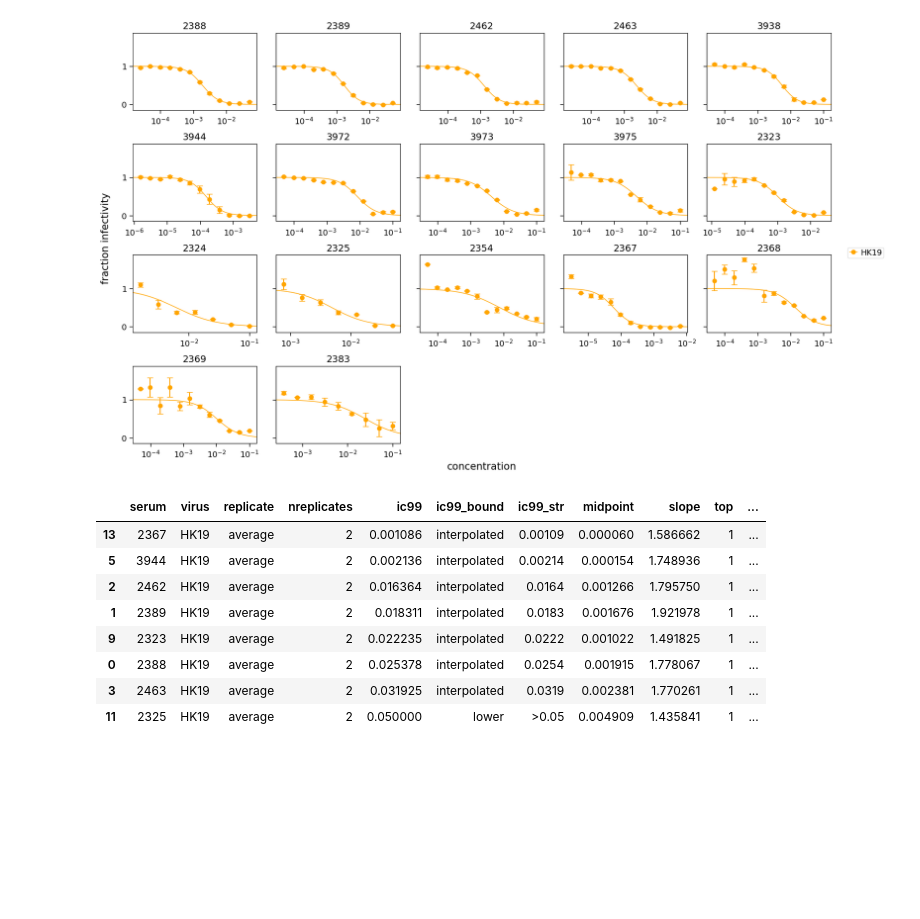
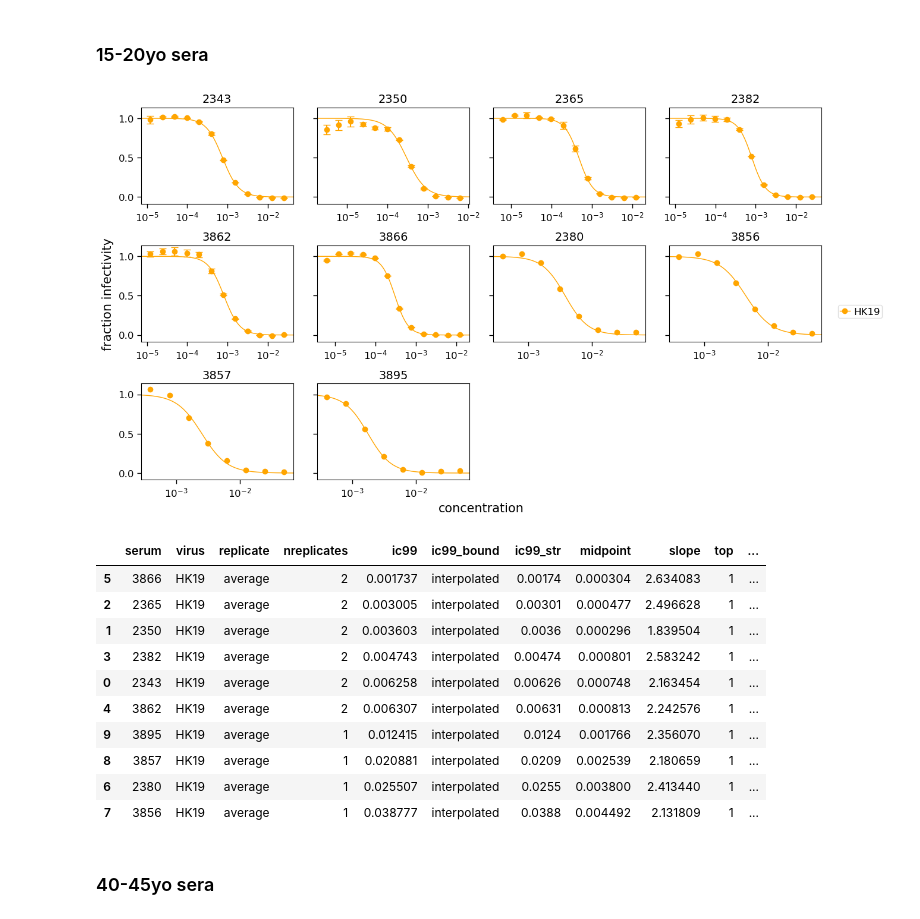
Before and after one commit to sorsinelli/flu_h3_hk19_dms_ic50, a Jupyter notebook: experiments/serum_screening_hk19/age_cohort_sera/finalized_neut_curves.ipynb, the cells around one changed output. Saved outputs shown, nothing was run; the diff lists cells and outputs as text; code cells hidden in the pictures; blank space fills up the shorter version.

Commit message:
final visualization of sera used for DMS

```diff
--- a/experiments/serum_screening_hk19/age_cohort_sera/finalized_neut_curves.ipynb
+++ b/experiments/serum_screening_hk19/age_cohort_sera/finalized_neut_curves.ipynb
@@ -12,36 +65,44 @@ warnings.filterwarnings("ignore")
+# %% [markdown]
+### 15-20yo sera
+# %%
+# Clean run of top 6 candidates
+data_1 = pd.read_csv('neut_data/230307_neuts_tidy.csv')
+
+# Pull last 4 candidates from initial rough screen
+data_2 = pd.read_csv('neut_data/230303_neuts_tidy.csv')
+data_2 = data_2[data_2['serum'].isin([3857, 2380, 3856, 3895])]
+
+# concat to single df
+teen_data_final = pd.concat([data_1, data_2])
 # %%
-neut_data_final_1 = pd.read_csv('neut_data/230212_neuts_tidy.csv')
-neut_data_final_2 = pd.read_csv('neut_data/230214_neuts_tidy.csv')
+# fit with neutcurve package
+teen_fits = neutcurve.CurveFits(teen_data_final)
 
-neut_data_final = pd.concat([neut_data_final_1, neut_data_final_2])
-
-# ignore H6 measurements - MOI issue with these plates
-neut_data_final = neut_data_final.loc[neut_data_final['virus'] != 'H6']
-
-# fit with neutcurve package
-fits = neutcurve.CurveFits(neut_data_final)
-
-fig, axes = fits.plotSera(ncol=5,
+fig, axes = teen_fits.plotSera(ncol=4,
                           virus_to_color_marker={
                               'HK19': ('orange', 'o'),
                           },
                           sharex = False
                          )
 
-bbox = matplotlib.transforms.Bbox([[0, 0], [17.5, 11]])
-plt.savefig('figures/230214_ped-sera-neuts_final.pdf', bbox_inches=bbox)
+bbox = matplotlib.transforms.Bbox([[0, 0], [14, 8]])
+plt.savefig('figures/teen_sera_final.pdf', bbox_inches=bbox)
 # %% [output]
-[figure, old version]
+[figure, new version]
 # %%
-serum_ic99 = fits.fitParams(ics=[99])
-serum_ic99.sort_values('ic99').head(8)
+teen_ic99 = teen_fits.fitParams(ics=[99])
+teen_ic99.sort_values('ic99')
 # %% [output]
 |  | serum | virus | replicate | nreplicates | ic99 | ic99_bound | ic99_str | midpoint | slope | top | ... |
-| 13 | 2367 | HK19 | average | 2 | 0.001086 | interpolated | 0.00109 | 0.000060 | 1.586662 | 1 | ... |
-| 5 | 3944 | HK19 | average | 2 | 0.002136 | interpolated | 0.00214 | 0.000154 | 1.748936 | 1 | ... |
-| 2 | 2462 | HK19 | average | 2 | 0.016364 | interpolated | 0.0164 | 0.001266 | 1.795750 | 1 | ... |
-| 1 | 2389 | HK19 | average | 2 | 0.018311 | interpolated | 0.0183 | 0.001676 | 1.921978 | 1 | ... |
-| 9 | 2323 | HK19 | average | 2 | 0.022235 | interpolated | 0.0222 | 0.001022 | 1.491825 | 1 | ... |
-| 0 | 2388 | HK19 | average | 2 | 0.025378 | interpolated | 0.0254 | 0.001915 | 1.778067 | 1 | ... |
-| 3 | 2463 | HK19 | average | 2 | 0.031925 | interpolated | 0.0319 | 0.002381 | 1.770261 | 1 | ... |
-| 11 | 2325 | HK19 | average | 2 | 0.050000 | lower | >0.05 | 0.004909 | 1.435841 | 1 | ... |
+| 5 | 3866 | HK19 | average | 2 | 0.001737 | interpolated | 0.00174 | 0.000304 | 2.634083 | 1 | ... |
+| 2 | 2365 | HK19 | average | 2 | 0.003005 | interpolated | 0.00301 | 0.000477 | 2.496628 | 1 | ... |
+| 1 | 2350 | HK19 | average | 2 | 0.003603 | interpolated | 0.0036 | 0.000296 | 1.839504 | 1 | ... |
+| 3 | 2382 | HK19 | average | 2 | 0.004743 | interpolated | 0.00474 | 0.000801 | 2.583242 | 1 | ... |
+| 0 | 2343 | HK19 | average | 2 | 0.006258 | interpolated | 0.00626 | 0.000748 | 2.163454 | 1 | ... |
+| 4 | 3862 | HK19 | average | 2 | 0.006307 | interpolated | 0.00631 | 0.000813 | 2.242576 | 1 | ... |
+| 9 | 3895 | HK19 | average | 1 | 0.012415 | interpolated | 0.0124 | 0.001766 | 2.356070 | 1 | ... |
+| 8 | 3857 | HK19 | average | 1 | 0.020881 | interpolated | 0.0209 | 0.002539 | 2.180659 | 1 | ... |
+| 6 | 2380 | HK19 | average | 1 | 0.025507 | interpolated | 0.0255 | 0.003800 | 2.413440 | 1 | ... |
+| 7 | 3856 | HK19 | average | 1 | 0.038777 | interpolated | 0.0388 | 0.004492 | 2.131809 | 1 | ... |
+# %% [markdown]
+### 40-45yo sera
```
Also changed, not shown: parts of 11 cells of this notebook, 15 other files.
